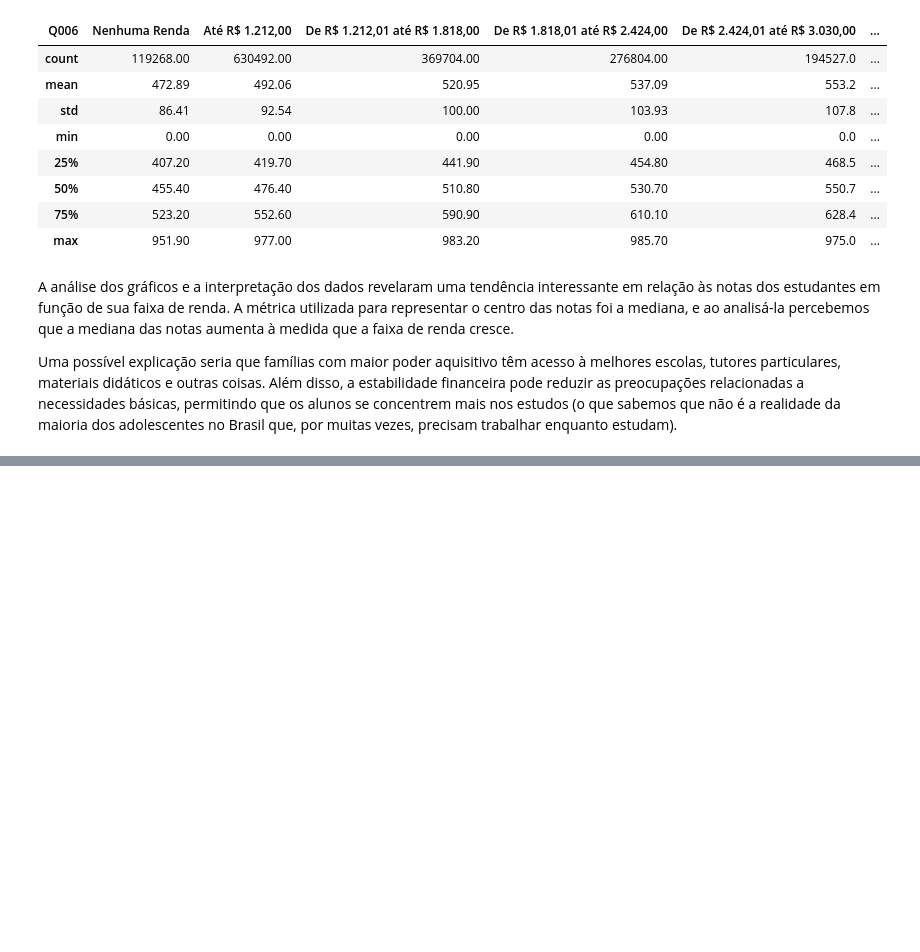
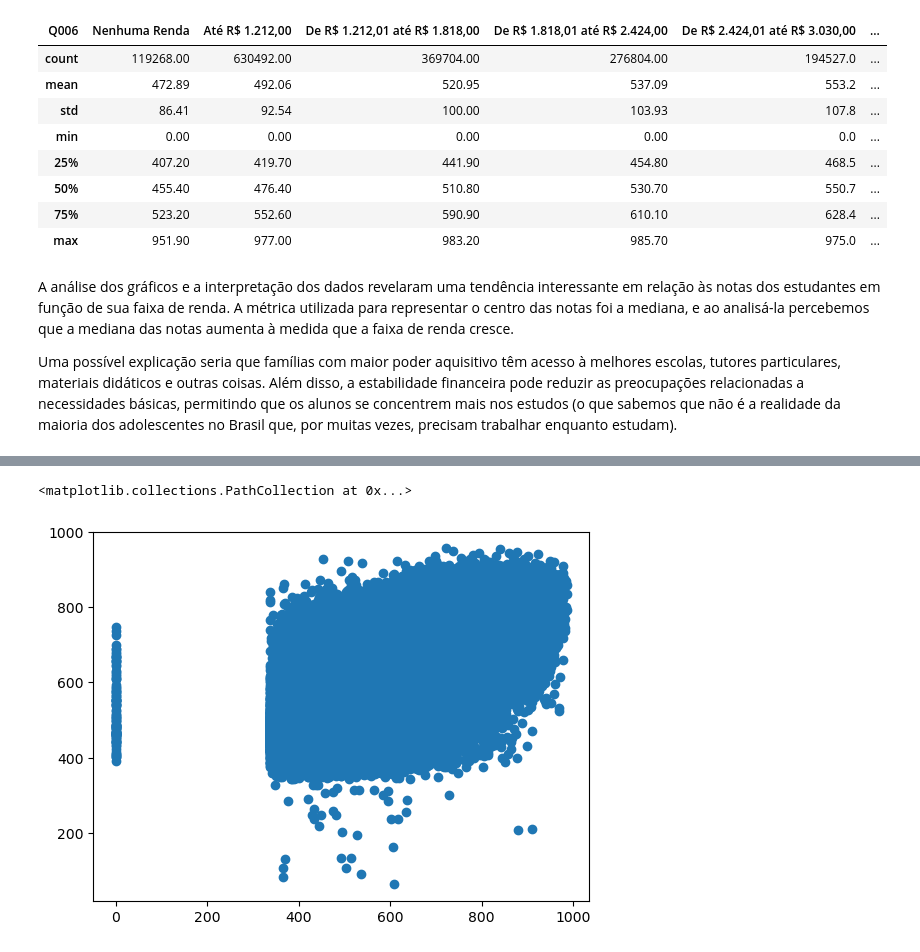
Before and after one commit to Phvr06/Proj2-Cdados, a Jupyter notebook: main.ipynb, the cells around one changed output, grey strips where cells are left out. Cells and saved outputs as stored; diff of their text form; code cells hidden in the pictures; blank space fills up the shorter version.

```diff
--- a/main.ipynb
+++ b/main.ipynb
@@ -178,0 +195,9 @@ Uma possível explicação seria que famílias com maior poder aquisitivo têm a
+# %%
+features = dados_final.drop(['NU_NOTA_MT'], axis=1)
+target = dados_final['NU_NOTA_MT']
+
+features_train, features_test, target_train, target_test = train_test_split(features, target, test_size=0.25, random_state=1234)
+# %%
+model_LR = LinearRegression()
+model_LR.fit(features_train, target_train)
+predicao_LR = model_LR.predict(features_test)
@@ -178,0 +209,4 @@ Uma possível explicação seria que famílias com maior poder aquisitivo têm a
+# %%
+model_RFR = RandomForestRegressor(n_estimators=10)
+model_RFR.fit(features_train, target_train)
+predicao_RFR = model_RFR.predict(features_test)
@@ -178,0 +220,2 @@ Uma possível explicação seria que famílias com maior poder aquisitivo têm a
+# %%
+predicao_RFR = pd.DataFrame(predicao_RFR)
@@ -178,0 +232,6 @@ Uma possível explicação seria que famílias com maior poder aquisitivo têm a
+# %%
+plt.scatter(target_test, predicao_RFR)
+plt
+# %% [output]
+<matplotlib.collections.PathCollection at 0x...>
+[figure, added]
```
Also changed, not shown: parts of 8 cells of this notebook.
